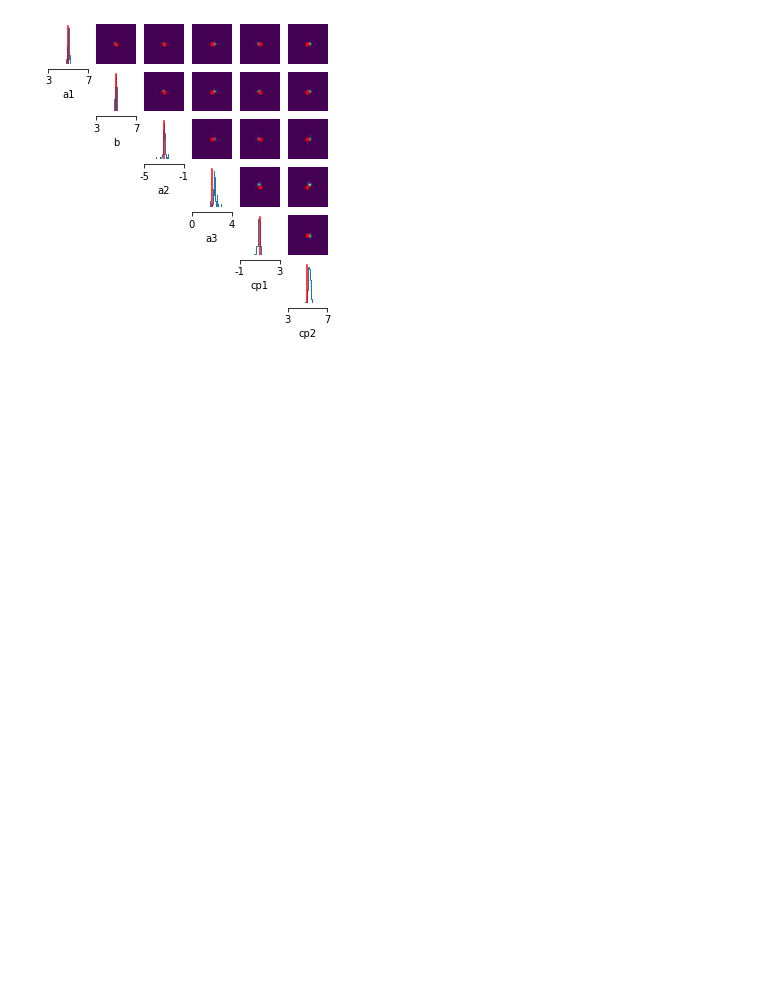
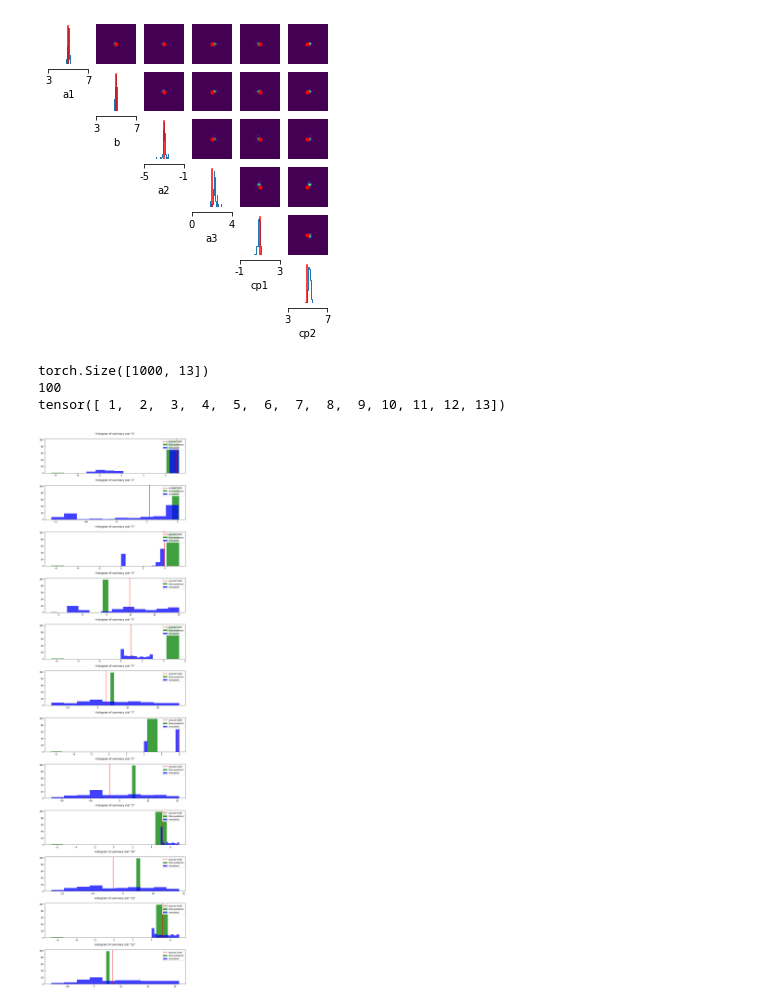
Before and after one commit to andererka/SBI_for_EEG, a Jupyter notebook: notebooks/piecewise_changed.ipynb, the cells around one changed output. Drawn from its saved outputs; the diff is of its cells as text; code cells hidden in the pictures; blank space fills up the shorter version.

```diff
--- a/notebooks/piecewise_changed.ipynb
+++ b/notebooks/piecewise_changed.ipynb
@@ -791,3 +791,64 @@ fig, axes = analysis.pairplot(
 )
 # %% [output]
 [figure]
+# %%
+import matplotlib.gridspec as gridspec
+
+x = x
+
+s_real = obs_real_stats[0]
+
+
+
+print(x.shape)
+
+
+print(len(s_x))
+
+fig = plt.figure(figsize=(10,40), tight_layout=True)
+
+gs = gridspec.GridSpec(nrows=x.size(dim=1), ncols=1)
+
+
+sum_stats_names = torch.arange(1, 14, 1)
+
+print(sum_stats_names)
+
+
+
+#fig.suptitle('Summary stats histogram from posterior predictions.', y=0.2, fontsize=16)
+
+
+for i in range(len(sum_stats_names)-1):
+
+    globals()['ax%s' % i] = fig.add_subplot(gs[i])
+
+    globals()['sum_stats%s' % i] = []
+    globals()['x%s' % i] = []
+
+    for j in range(len(s_x)-1):
+        globals()['sum_stats%s' % i].append(s_x[j][i])
+        globals()['x%s' % i].append(x[j][i])
+
+
+
+    globals()['ax%s' % i].hist(globals()['sum_stats%s' % i],  density=False, facecolor='g', alpha=0.75, histtype='barstacked', label='from posterior')
+    globals()['ax%s' % i].hist(globals()['x%s' % i],  density=False, facecolor='b', alpha=0.75, histtype='barstacked', label='simulated')
+
+
+    globals()['ax%s' % i].set_title('Histogram of summary stat "{}" '.format(sum_stats_names[i]), pad=20)
+    #ax0.set(ylim=(-500, 7000))
+
+    globals()['ax%s' % i].axvline(s_real[i], color='red', label='ground truth')
+    globals()['ax%s' % i].legend(loc='upper right')
+
+
+
+
+
+plt.savefig('Summary_stats_post_prior')
+# %% [output]
+torch.Size([1000, 13])
+100
+tensor([ 1,  2,  3,  4,  5,  6,  7,  8,  9, 10, 11, 12, 13])
+[figure, added]
```
Also changed, not shown: parts of 2 cells of this notebook, 2 other files.
